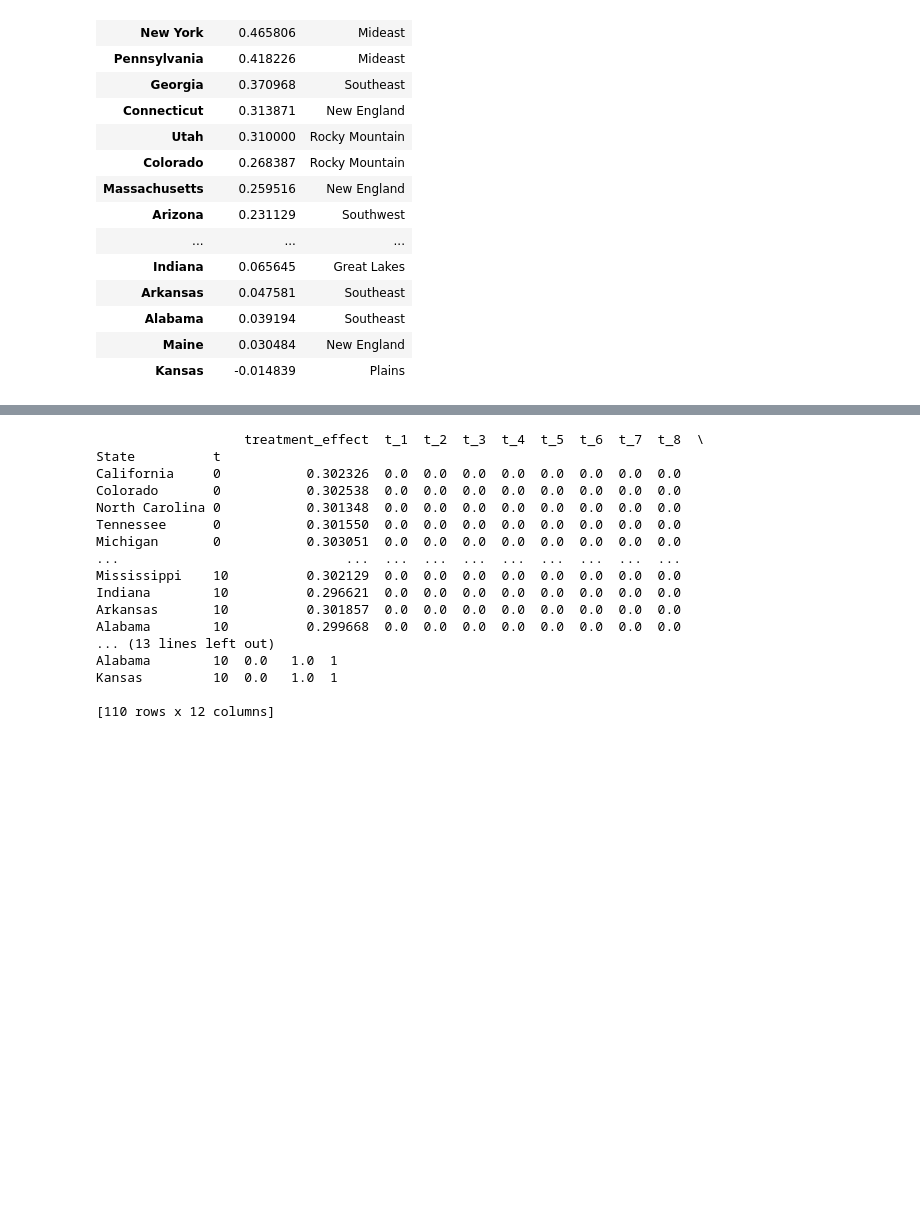
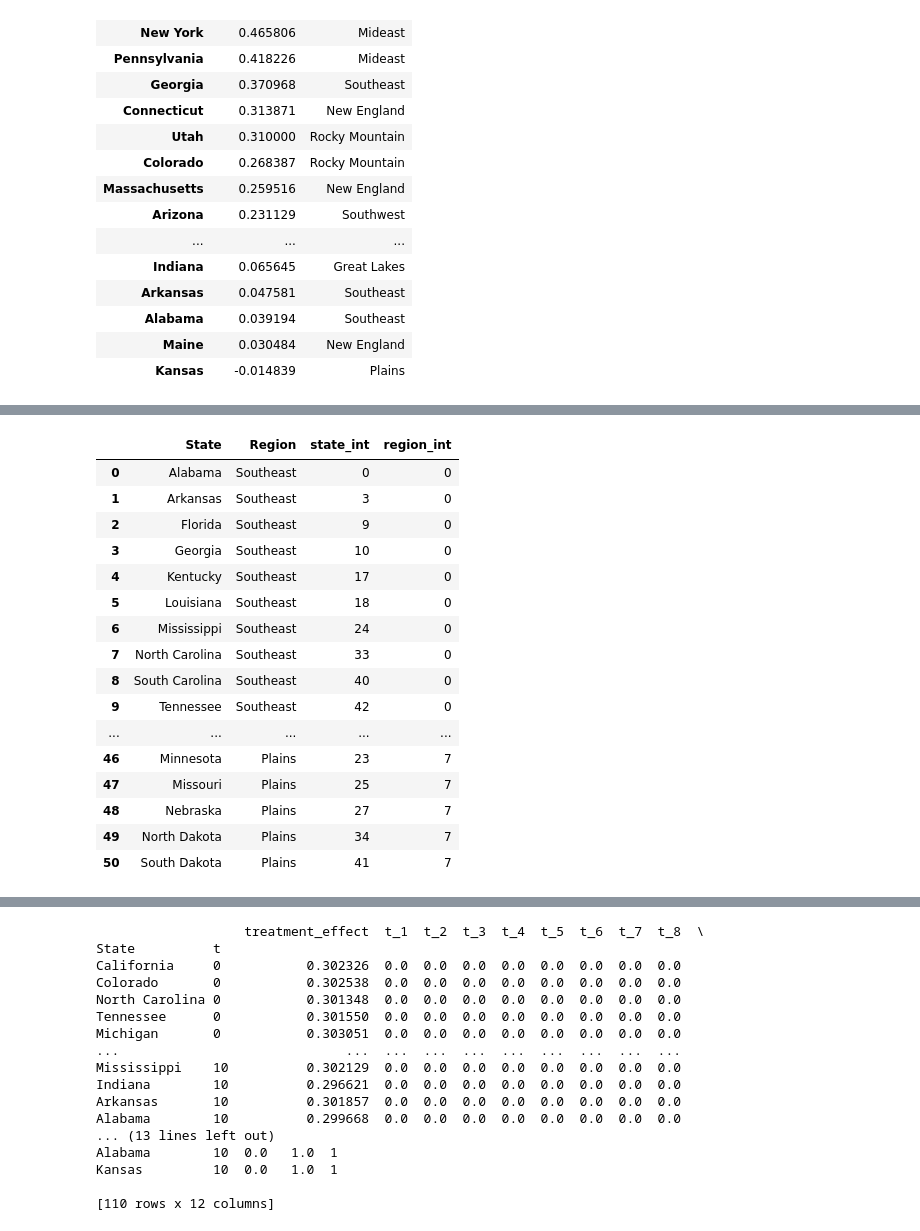
Before and after one commit to GondekNP/TreatmentBiasInvestigator, a Jupyter notebook: setup.ipynb, the cells around one changed output, grey strips where cells are left out. Saved outputs shown, nothing was run; the diff lists cells and outputs as text; code cells hidden in the pictures; blank space fills up the shorter version.

```diff
--- a/setup.ipynb
+++ b/setup.ipynb
@@ -91,0 +113,23 @@ simLong
+# %%
+states = industries.reset_index().reset_index()[['State', 'Region','index']].rename(columns={'index':'state_int'})
+regions = pd.DataFrame(pd.unique(industries.Region)).reset_index().rename(columns={'index':'region_int',0:'Region'})
+loc_map = states.merge(regions, on = 'Region')
+loc_map
+# %% [output]
+|  | State | Region | state_int | region_int |
+| 0 | Alabama | Southeast | 0 | 0 |
+| 1 | Arkansas | Southeast | 3 | 0 |
+| 2 | Florida | Southeast | 9 | 0 |
+| 3 | Georgia | Southeast | 10 | 0 |
+| 4 | Kentucky | Southeast | 17 | 0 |
+| 5 | Louisiana | Southeast | 18 | 0 |
+| 6 | Mississippi | Southeast | 24 | 0 |
+| 7 | North Carolina | Southeast | 33 | 0 |
+| 8 | South Carolina | Southeast | 40 | 0 |
+| 9 | Tennessee | Southeast | 42 | 0 |
+| ... | ... | ... | ... | ... |
+| 46 | Minnesota | Plains | 23 | 7 |
+| 47 | Missouri | Plains | 25 | 7 |
+| 48 | Nebraska | Plains | 27 | 7 |
+| 49 | North Dakota | Plains | 34 | 7 |
+| 50 | South Dakota | Plains | 41 | 7 |
```
Also changed, not shown: parts of 16 cells of this notebook, 1 other file.
